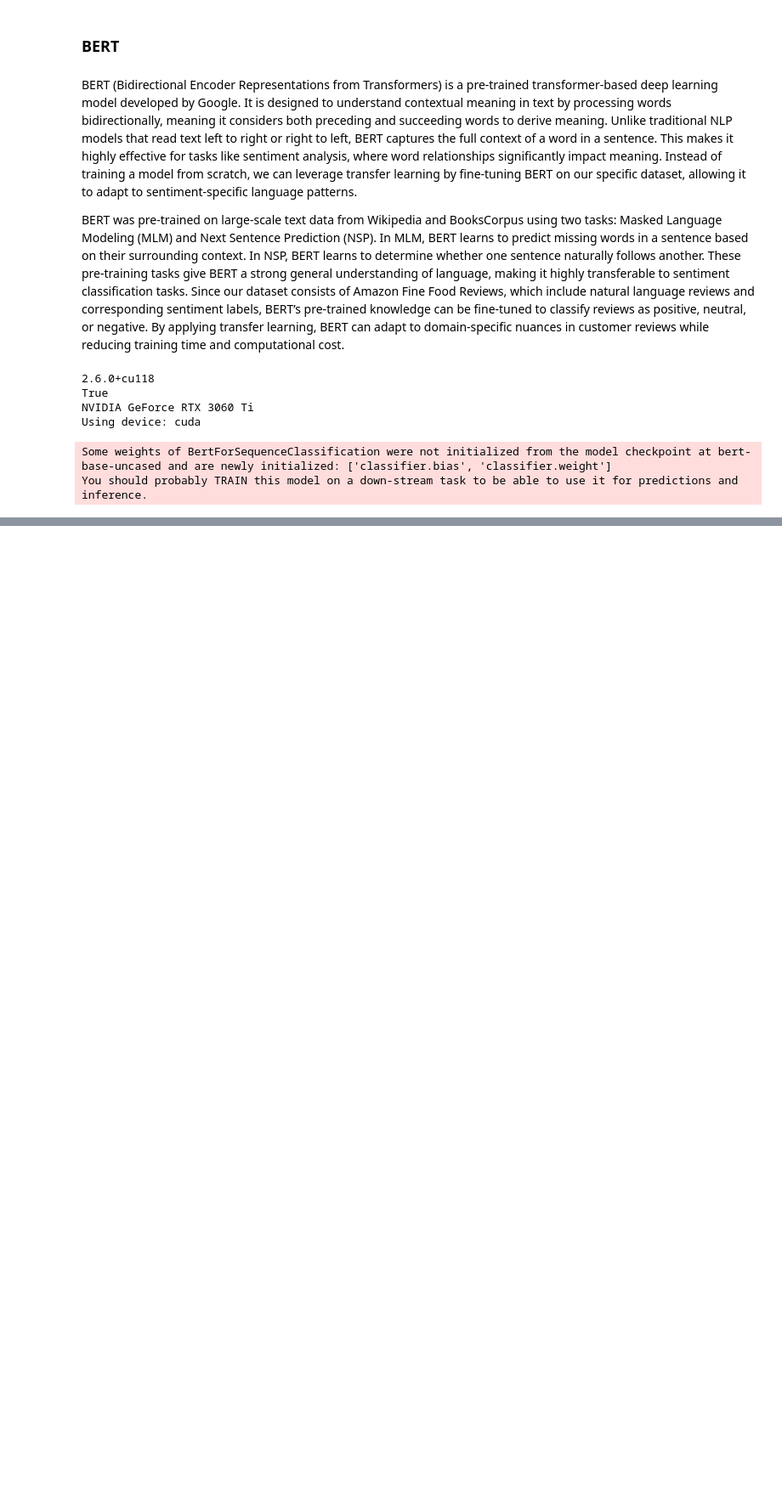
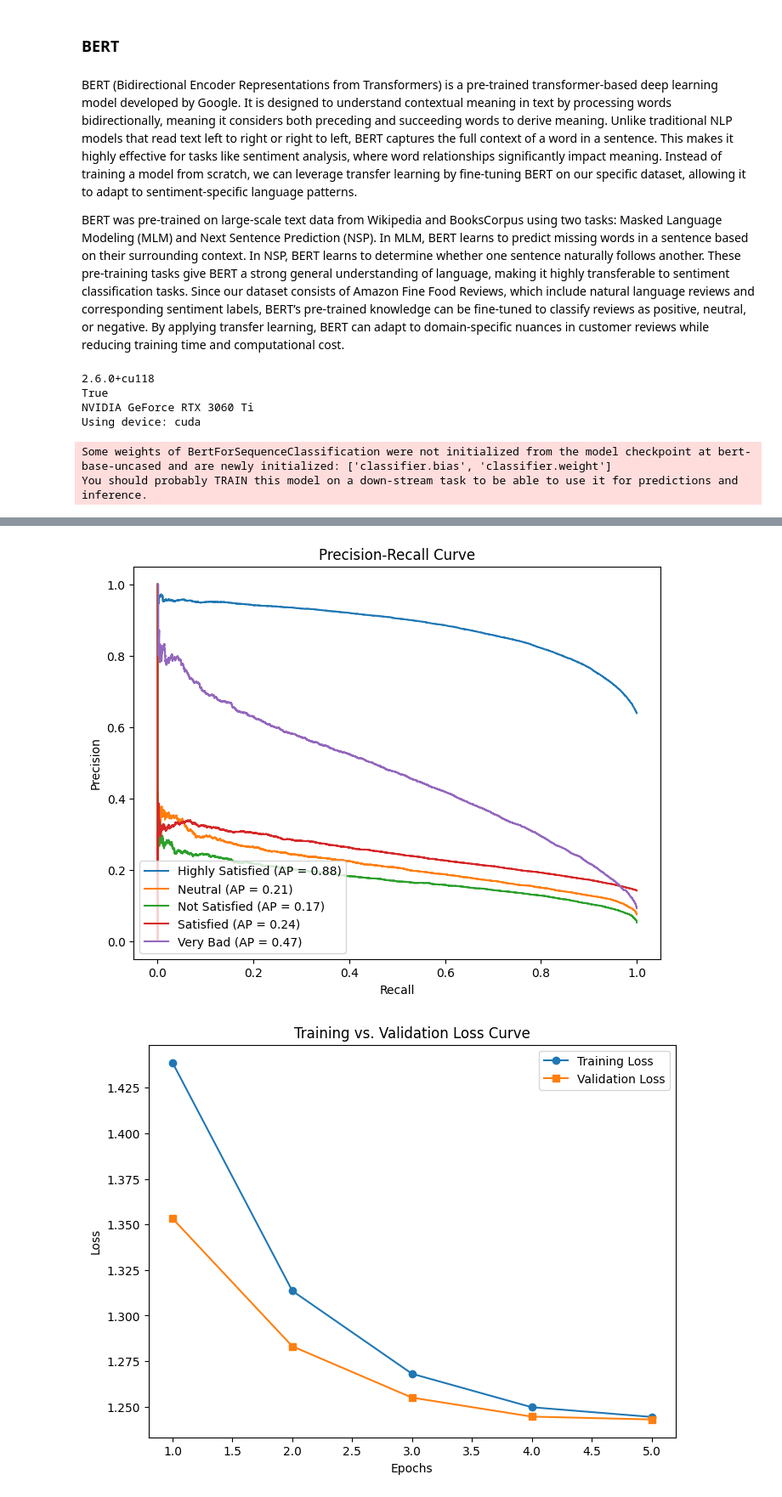
Before and after one commit to sambhukalaga27/lab2_ML_NN, a Jupyter notebook: sai_lab2.ipynb, the cells around one changed output, grey strips where cells are left out. Shown: that part at 85% size. Saved outputs shown, nothing was run; the diff lists cells and outputs as text; code cells hidden in the pictures; blank space fills up the shorter version.

Commit message:
Visualizations Included

```diff
--- a/sai_lab2.ipynb
+++ b/sai_lab2.ipynb
@@ -513,3 +501,59 @@ Highly Satisfied       0.73      0.94      0.82     72624
+# %%
+#Evalute Precision Redcall and Loss Curve functions
+def evaluate_model_probabilities(model, test_loader):
+    model.eval()
+    all_labels = []
+    all_probs = []
+
+    with torch.no_grad():
+        for batch in test_loader:
+            input_ids, attention_mask, labels = (
+                batch["input_ids"].to(device),
+                batch["attention_mask"].to(device),
+                batch["labels"].to(device),
+            )
+
+            outputs = model(input_ids, attention_mask=attention_mask)
+            probs = torch.nn.functional.softmax(outputs.logits, dim=1)  # Convert logits to probabilities
+
+            all_labels.extend(labels.cpu().numpy())
+            all_probs.extend(probs.cpu().numpy())
+
+    return np.array(all_labels), np.array(all_probs)
+
+def plot_precision_recall(y_true, y_probs, class_names):
+    plt.figure(figsize=(8, 6))
+
+    for i, class_name in enumerate(class_names):
+        precision, recall, _ = precision_recall_curve(y_true == i, y_probs[:, i])
+        ap_score = average_precision_score(y_true == i, y_probs[:, i])
+        plt.plot(recall, precision, label=f'{class_name} (AP = {ap_score:.2f})')
+
+    plt.xlabel('Recall')
+    plt.ylabel('Precision')
+    plt.title('Precision-Recall Curve')
+    plt.legend(loc='lower left')
+    plt.show()
+
+def plot_loss_curve(train_losses, val_losses):
+    plt.figure(figsize=(8, 6))
+    plt.plot(range(1, len(train_losses) + 1), train_losses, label="Training Loss", marker='o')
+    plt.plot(range(1, len(val_losses) + 1), val_losses, label="Validation Loss", marker='s')
+    plt.xlabel("Epochs")
+    plt.ylabel("Loss")
+    plt.title("Training vs. Validation Loss Curve")
+    plt.legend()
+    plt.show()
+
+
+
+#Evaluatiosn and Plot Curves
+y_true, y_probs = evaluate_model_probabilities(model, test_loader)
+plot_precision_recall(y_true, y_probs, label_encoder.classes_)
+plot_loss_curve(train_losses, val_losses)
+# %% [output]
+[figure, added]
+[figure, added]
 # %%
 #Fine Tuning/Unfreeze last two layers
 for param in model.bert.encoder.layer[-2:].parameters():
```
Also changed, not shown: parts of 4 cells of this notebook.
